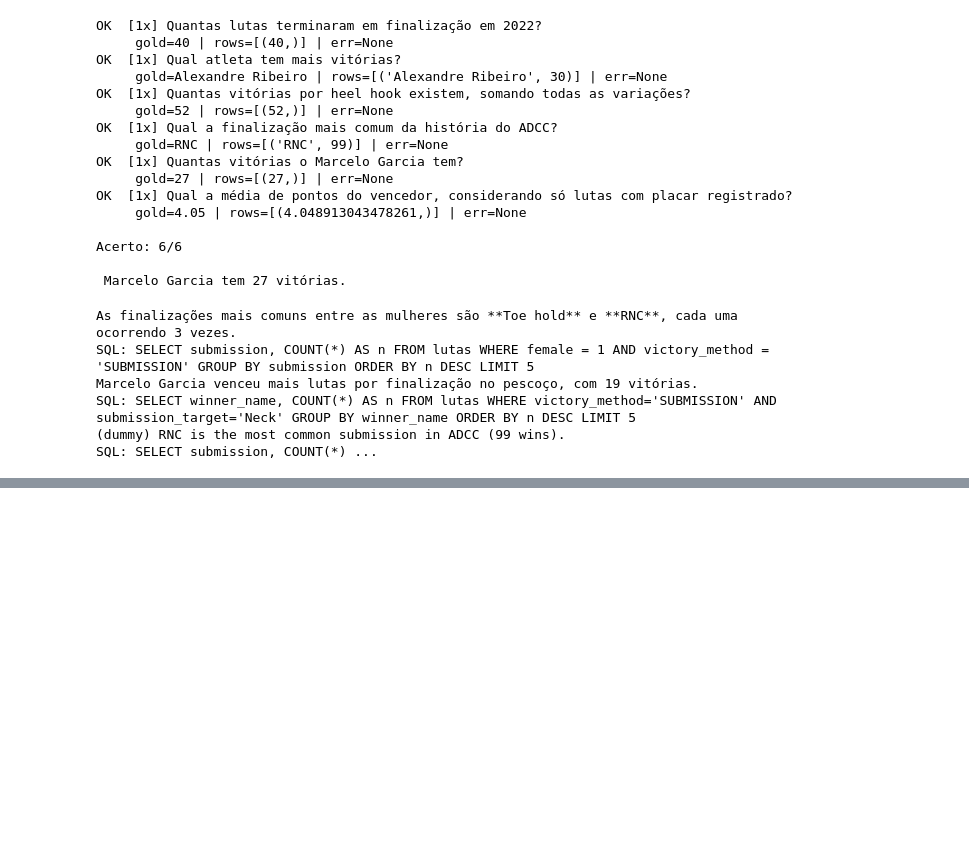
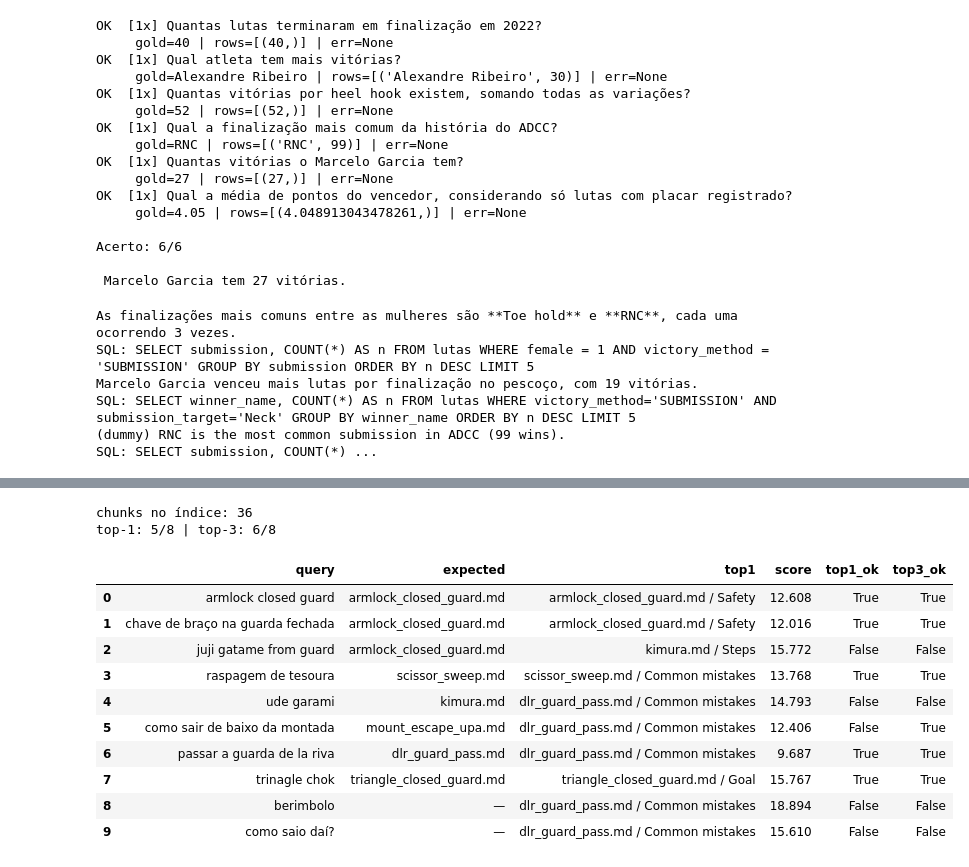
Before and after one commit to GiovanniAsantos/bjj-agent, a Jupyter notebook: notebooks/04_tools_rag.ipynb, the cells around one changed output, grey strips where cells are left out. Saved outputs shown, nothing was run; the diff lists cells and outputs as text; code cells hidden in the pictures; blank space fills up the shorter version.

```diff
--- a/notebooks/04_tools_rag.ipynb
+++ b/notebooks/04_tools_rag.ipynb
@@ -339,0 +346,63 @@ SQL: SELECT submission, COUNT(*) ...
+# %%
+import pandas as pd
+from src.tools import load_technique_index
+
+index = load_technique_index()        # FAISS.load_local (lru_cache)
+print("chunks no índice:", index.index.ntotal)
+
+# (pergunta, ficha esperada | None = não existe na KB)
+HARD_CASES = [
+    ("armlock closed guard",                 "armlock_closed_guard.md"),   # controle (EN, termo exato)
+    ("chave de braço na guarda fechada",     "armlock_closed_guard.md"),   # gíria PT
+    ("juji gatame from guard",               "armlock_closed_guard.md"),   # nome japonês
+    ("raspagem de tesoura",                  "scissor_sweep.md"),          # PT
+    ("ude garami",                           "kimura.md"),                 # nome japonês da kimura
+    ("como sair de baixo da montada",        "mount_escape_upa.md"),       # PT descritivo
+    ("passar a guarda de la riva",           "dlr_guard_pass.md"),         # PT + nome próprio
+    ("trinagle chok",                        "triangle_closed_guard.md"),  # erro de digitação
+    ("berimbolo",                            None),                        # fora da KB
+    ("como saio daí?",                       None),                        # ambígua, sem contexto
+]
+
+
+def similarity_retrieve(query: str, k: int = 3):
+    """Retriever base: top-k por similaridade (distância L2: menor = mais parecido)."""
+    return index.similarity_search_with_score(query, k=k)
+
+
+def eval_retrieval(retrieve_fn, cases=HARD_CASES):
+    rows = []
+    for q, expected in cases:
+        hits = retrieve_fn(q)
+        sources = [d.metadata["source"] for d, _ in hits]
+        rows.append({
+            "query": q,
+            "expected": expected or "—",
+            "top1": f"{sources[0]} / {hits[0][0].metadata['section']}",
+            "score": round(float(hits[0][1]), 3),
+            "top1_ok": expected is not None and sources[0] == expected,
+            "top3_ok": expected is not None and expected in sources,
+        })
+    df = pd.DataFrame(rows)
+    in_kb = df[df.expected != "—"]
+    print(f"top-1: {in_kb.top1_ok.sum()}/{len(in_kb)} | top-3: {in_kb.top3_ok.sum()}/{len(in_kb)}")
+    return df
+
+
+pd.set_option("display.max_colwidth", 60)
+baseline = eval_retrieval(similarity_retrieve)
+baseline
+# %% [output]
+chunks no índice: 36
+top-1: 5/8 | top-3: 6/8
+|  | query | expected | top1 | score | top1_ok | top3_ok |
+| 0 | armlock closed guard | armlock_closed_guard.md | armlock_closed_guard.md / Safety | 12.608 | True | True |
+| 1 | chave de braço na guarda fechada | armlock_closed_guard.md | armlock_closed_guard.md / Safety | 12.016 | True | True |
+| 2 | juji gatame from guard | armlock_closed_guard.md | kimura.md / Steps | 15.772 | False | False |
+| 3 | raspagem de tesoura | scissor_sweep.md | scissor_sweep.md / Common mistakes | 13.768 | True | True |
+| 4 | ude garami | kimura.md | dlr_guard_pass.md / Common mistakes | 14.793 | False | False |
+| 5 | como sair de baixo da montada | mount_escape_upa.md | dlr_guard_pass.md / Common mistakes | 12.406 | False | True |
+| 6 | passar a guarda de la riva | dlr_guard_pass.md | dlr_guard_pass.md / Common mistakes | 9.687 | True | True |
+| 7 | trinagle chok | triangle_closed_guard.md | triangle_closed_guard.md / Goal | 15.767 | True | True |
+| 8 | berimbolo | — | dlr_guard_pass.md / Common mistakes | 18.894 | False | False |
+| 9 | como saio daí? | — | dlr_guard_pass.md / Common mistakes | 15.610 | False | False |
```
Also changed, not shown: parts of 7 cells of this notebook, 1 other file.
